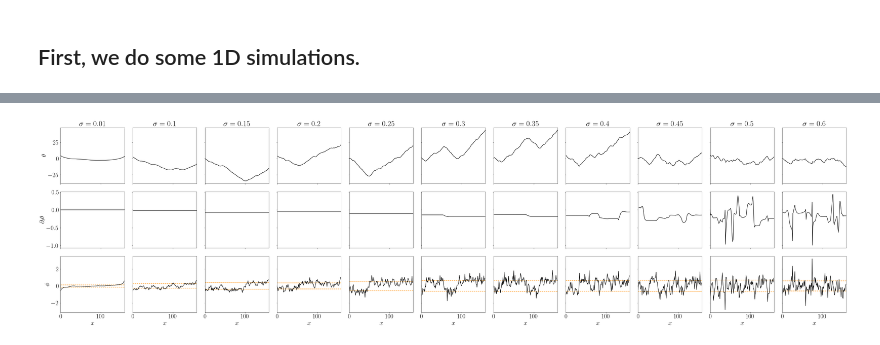
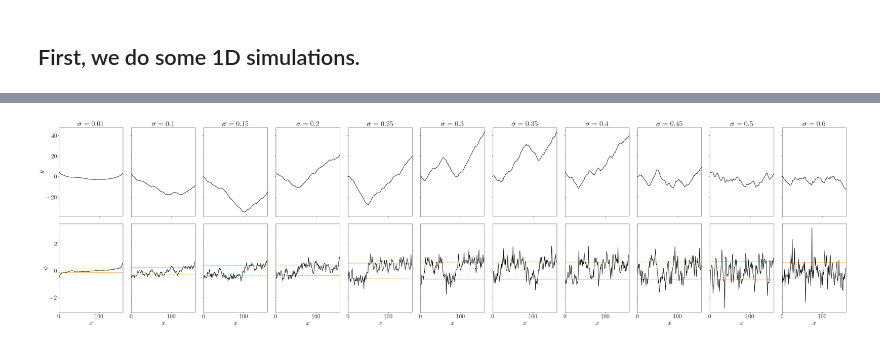
Before and after one commit to Irene-Li/kuramoto, a Jupyter notebook: inference_validation_sigma.ipynb, the cells around one changed output, grey strips where cells are left out. Drawn from its saved outputs; the diff is of its cells as text; code cells hidden in the pictures.

```diff
--- a/inference_validation_sigma.ipynb
+++ b/inference_validation_sigma.ipynb
@@ -49,24 +49,22 @@ f = 11
 
 plt.rc('text', usetex=True)
 plt.rc('font', size=25, family='serif')
-fig, axes = plt.subplots(3, len(sigmas[:f]), sharey='row', sharex=True, figsize=(4*len(sigmas[:f])+1, 12))
+fig, axes = plt.subplots(2, len(sigmas[:f]), sharey='row', sharex=True, figsize=(4*len(sigmas[:f])+1, 12))
 
 for (i, sigma) in enumerate(sigmas[:f]):
     axes[0, i].plot(data[i], 'k-')
-    axes[1, i].plot(models[i]._det_rhs(data[i]), 'k-')
 
     v = data[i][1:]-data[i][:-1]
     s = np.sqrt(2*np.mean(1-np.cos(v)))
-    axes[2, i].axhline(y=s, color='darkorange', linestyle='--')
-    axes[2, i].axhline(y=-s, color='darkorange', linestyle='--')
-    axes[2, i].plot(v, 'k-')
-    axes[2, i].set_xlabel(r'$x$')
+    axes[1, i].axhline(y=s, color='darkorange', linestyle='--')
+    axes[1, i].axhline(y=-s, color='darkorange', linestyle='--')
+    axes[1, i].plot(v, 'k-')
+    axes[1, i].set_xlabel(r'$x$')
     print('slope: ', s)
 
 
 axes[0, 0].set_ylabel(r'$\theta$')
-axes[1, 0].set_ylabel(r'$\partial_t \theta $')
-axes[2, 0].set_ylabel(r'$\phi$')
+axes[1, 0].set_ylabel(r'$\phi$')
 plt.xlim([0, L-1])
 
 for i in range(len(sigmas)):
@@ -87,6 +85,6 @@ slope:  0.6451518252421327
 slope:  0.6760248565523183
 slope:  0.6084620943088628
-[figure, old version]
+[figure, new version]
 # %%
 sigmas_map = []
 sigmas_err_hess = []
```
Also changed, not shown: parts of 3 cells of this notebook, 14 other files.
